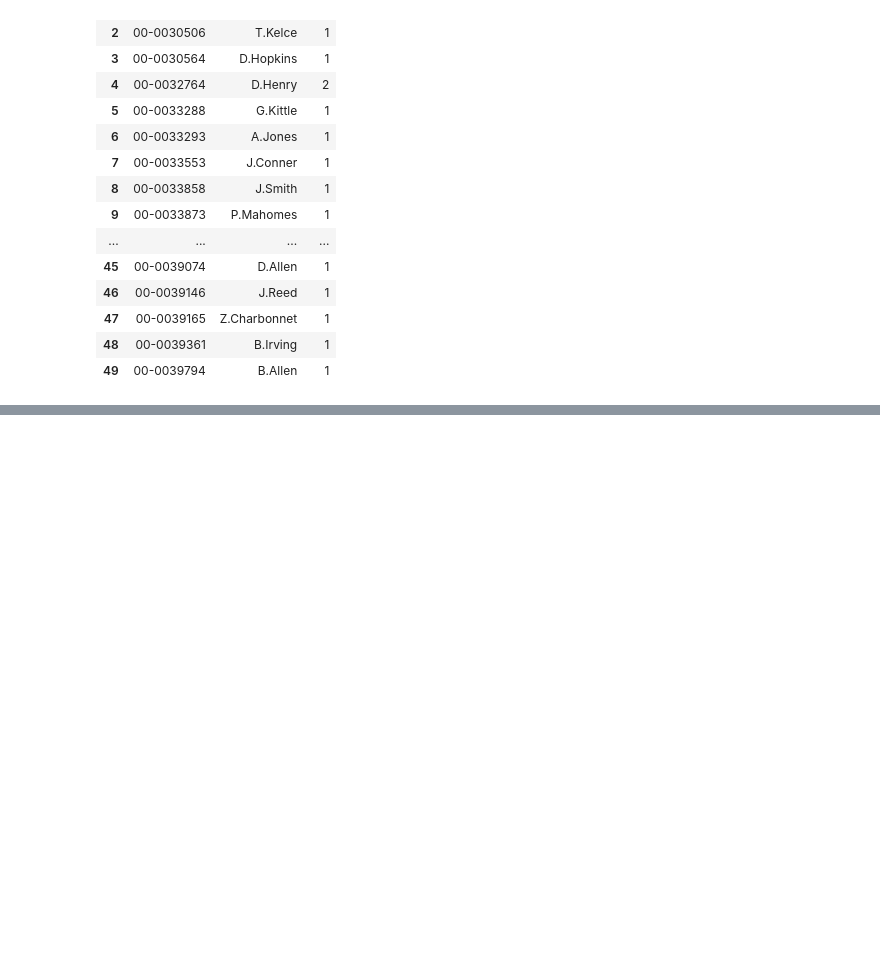
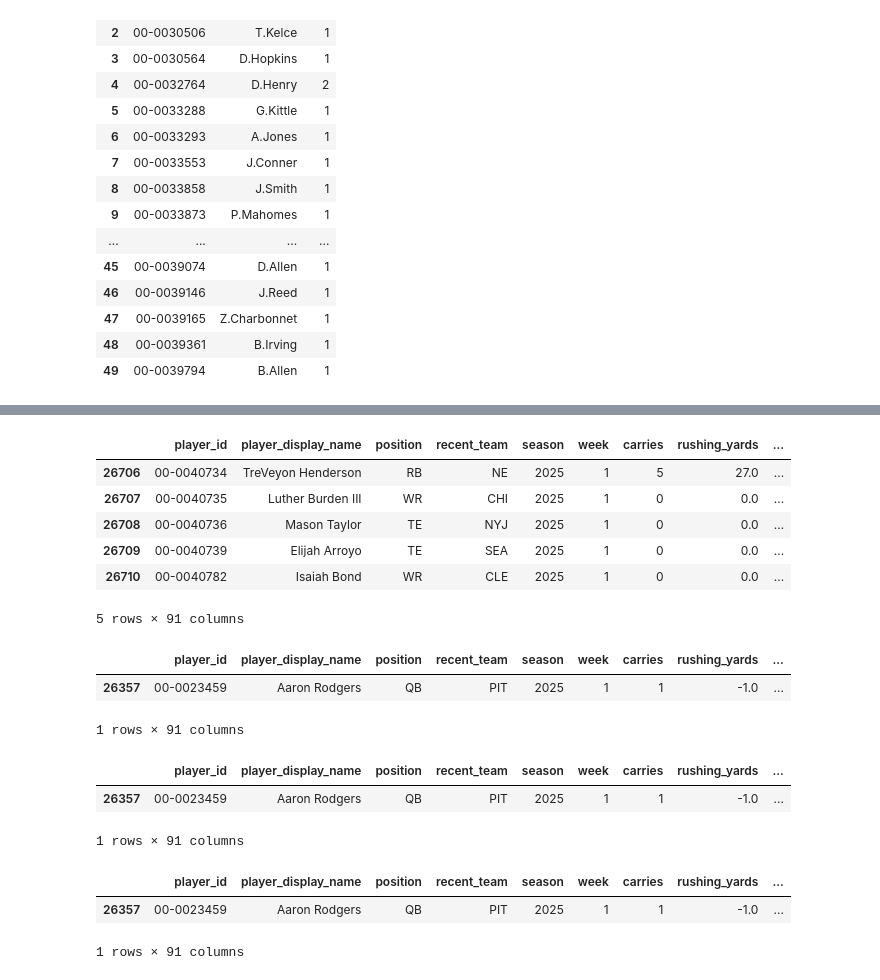
Before and after one commit to arysuri23/nfl_touchdown_model, a Jupyter notebook: evaluate.ipynb, the cells around one changed output, grey strips where cells are left out. Cells and saved outputs as stored; diff of their text form; code cells hidden in the pictures; blank space fills up the shorter version.

Commit message:
give model most recent data

```diff
--- a/evaluate.ipynb
+++ b/evaluate.ipynb
@@ -334,0 +298,5 @@ simulate_betting(top_predictors, scorers)
+# %%
+feature_df = pd.read_csv('feature_df.csv')
+feature_df.drop(columns=['opponent_encoded', 'position_encoded'],inplace=True)
+
+feature_df.shape
@@ -334,0 +305,8 @@ simulate_betting(top_predictors, scorers)
+# %%
+%pip install -q boto3
+import nfl_td_lambda.data_collection as data
+import predict as predict
+
+nfl_teams_df = pd.read_csv('nfl_teams.csv')
+team_map = dict(zip(nfl_teams_df['team_name'], nfl_teams_df['team_id']))
+feature_df_2 = pd.read_csv('raw_nfl_data.csv')
@@ -334,0 +317,12 @@ simulate_betting(top_predictors, scorers)
+# %%
+### find differences in feature_df and feature_df_2
+feature_df_2.equals(feature_df)
+feature_df.tail()
+# %% [output]
+|  | player_id | player_display_name | position | recent_team | season | week | carries | rushing_yards | ... |
+| 26706 | 00-0040734 | TreVeyon Henderson | RB | NE | 2025 | 1 | 5 | 27.0 | ... |
+| 26707 | 00-0040735 | Luther Burden III | WR | CHI | 2025 | 1 | 0 | 0.0 | ... |
+| 26708 | 00-0040736 | Mason Taylor | TE | NYJ | 2025 | 1 | 0 | 0.0 | ... |
+| 26709 | 00-0040739 | Elijah Arroyo | TE | SEA | 2025 | 1 | 0 | 0.0 | ... |
+| 26710 | 00-0040782 | Isaiah Bond | WR | CLE | 2025 | 1 | 0 | 0.0 | ... |
+5 rows × 91 columns
@@ -334,0 +331,25 @@ simulate_betting(top_predictors, scorers)
+# %%
+x = feature_df_2[feature_df_2['player_id'] == '00-0023459']
+x = x[x['season'] == 2025]
+x
+# %% [output]
+|  | player_id | player_display_name | position | recent_team | season | week | carries | rushing_yards | ... |
+| 26357 | 00-0023459 | Aaron Rodgers | QB | PIT | 2025 | 1 | 1 | -1.0 | ... |
+1 rows × 91 columns
+# %%
+x = feature_df[feature_df['player_id'] == '00-0023459']
+x = x[x['season'] == 2025]
+x
+# %% [output]
+|  | player_id | player_display_name | position | recent_team | season | week | carries | rushing_yards | ... |
+| 26357 | 00-0023459 | Aaron Rodgers | QB | PIT | 2025 | 1 | 1 | -1.0 | ... |
+1 rows × 91 columns
+# %%
+feature_df = predict.transform_features(feature_df)
+x = feature_df[feature_df['player_id'] == '00-0023459']
+x = x[x['season'] == 2025]
+x
+# %% [output]
+|  | player_id | player_display_name | position | recent_team | season | week | carries | rushing_yards | ... |
+| 26357 | 00-0023459 | Aaron Rodgers | QB | PIT | 2025 | 1 | 1 | -1.0 | ... |
+1 rows × 91 columns
```
Also changed, not shown: parts of 13 cells of this notebook, 6 other files.
